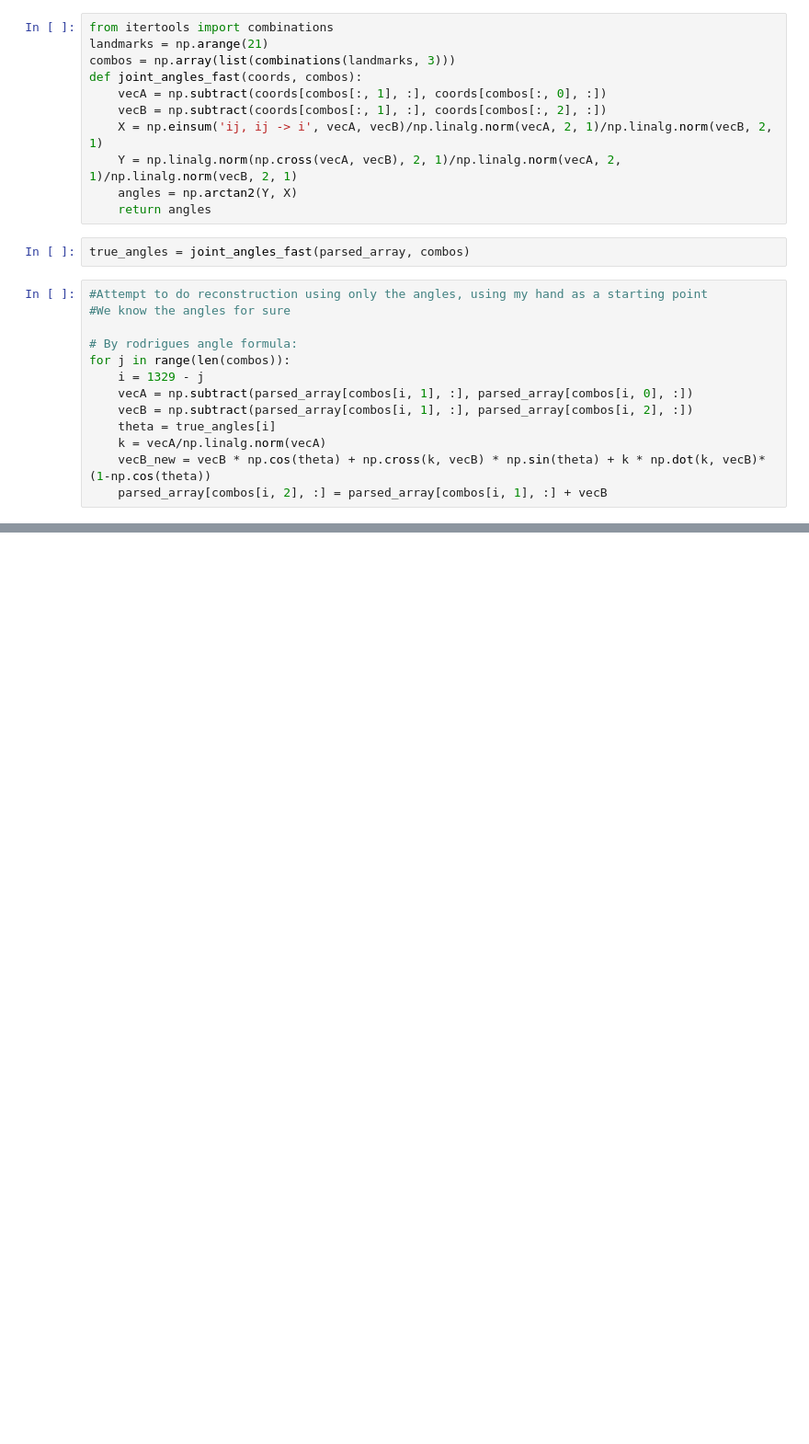
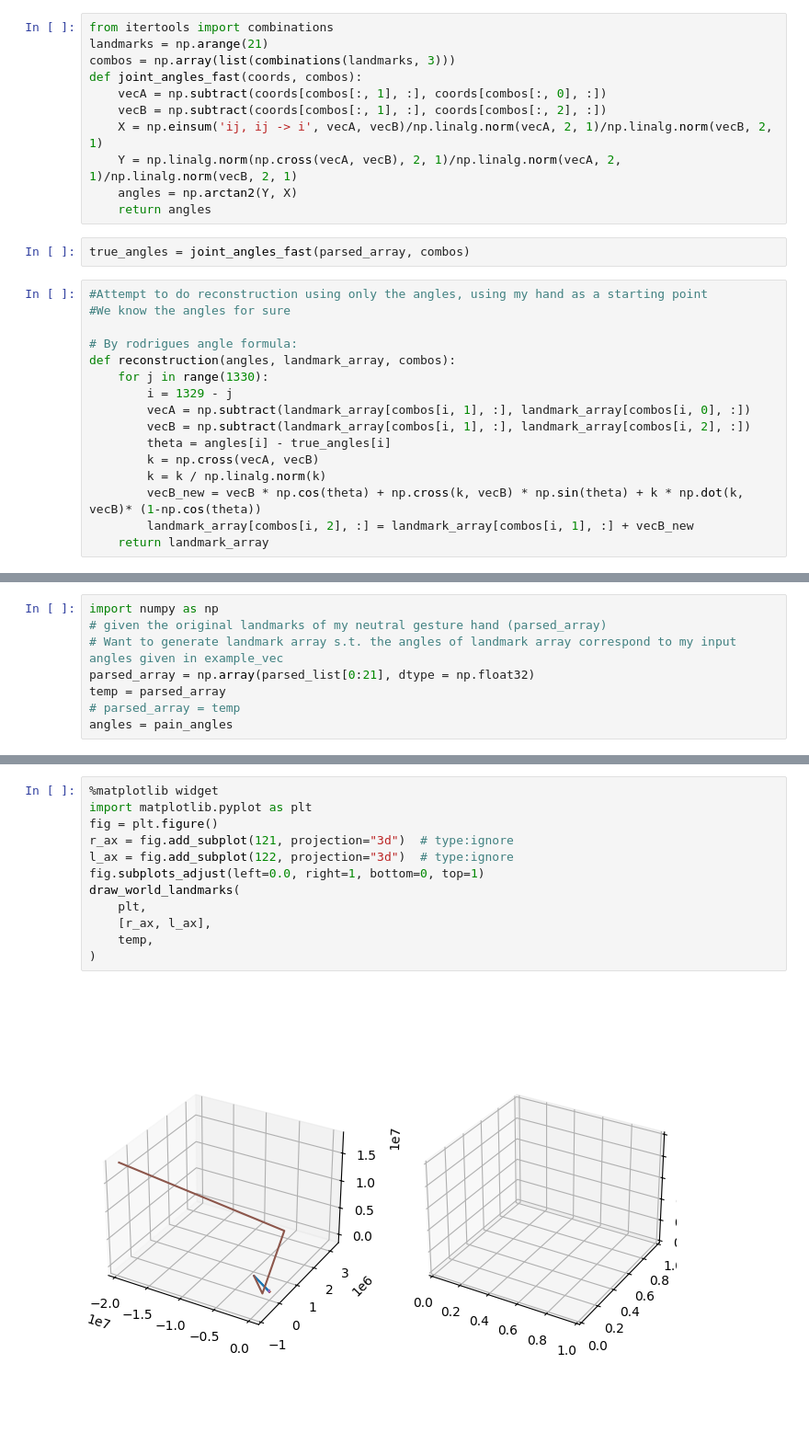
Before and after one commit to HandExoskeleton/MediaPipe-Hands, a Jupyter notebook: thesis/reconstruction.ipynb, the cells around one changed output, grey strips where cells are left out. Shown: that part at 92% size. Drawn from its saved outputs; the diff is of its cells as text; blank space fills up the shorter version.

```diff
--- a/thesis/reconstruction.ipynb
+++ b/thesis/reconstruction.ipynb
@@ -34,11 +42,14 @@ true_angles = joint_angles_fast(parsed_array, combos)
 #We know the angles for sure
 
 # By rodrigues angle formula:
-for j in range(len(combos)):
-    i = 1329 - j
-    vecA = np.subtract(parsed_array[combos[i, 1], :], parsed_array[combos[i, 0], :])
-    vecB = np.subtract(parsed_array[combos[i, 1], :], parsed_array[combos[i, 2], :])
-    theta = true_angles[i]
-    k = vecA/np.linalg.norm(vecA)
-    vecB_new = vecB * np.cos(theta) + np.cross(k, vecB) * np.sin(theta) + k * np.dot(k, vecB)* (1-np.cos(theta))
-    parsed_array[combos[i, 2], :] = parsed_array[combos[i, 1], :] + vecB
+def reconstruction(angles, landmark_array, combos):
+    for j in range(1330):
+        i = 1329 - j
+        vecA = np.subtract(landmark_array[combos[i, 1], :], landmark_array[combos[i, 0], :])
+        vecB = np.subtract(landmark_array[combos[i, 1], :], landmark_array[combos[i, 2], :])
+        theta = angles[i] - true_angles[i]
+        k = np.cross(vecA, vecB)
+        k = k / np.linalg.norm(k)
+        vecB_new = vecB * np.cos(theta) + np.cross(k, vecB) * np.sin(theta) + k * np.dot(k, vecB)* (1-np.cos(theta))
+        landmark_array[combos[i, 2], :] = landmark_array[combos[i, 1], :] + vecB_new
+    return landmark_array
@@ -56,0 +61,8 @@ diff = true_angles - (joint_angles_fast(parsed_array, combos))
+# %%
+import numpy as np
+# given the original landmarks of my neutral gesture hand (parsed_array)
+# Want to generate landmark array s.t. the angles of landmark array correspond to my input angles given in example_vec
+parsed_array = np.array(parsed_list[0:21], dtype = np.float32)
+temp = parsed_array
+# parsed_array = temp
+angles = pain_angles
@@ -56,0 +286,14 @@ diff = true_angles - (joint_angles_fast(parsed_array, combos))
+# %%
+%matplotlib widget
+import matplotlib.pyplot as plt
+fig = plt.figure()
+r_ax = fig.add_subplot(121, projection="3d")  # type:ignore
+l_ax = fig.add_subplot(122, projection="3d")  # type:ignore
+fig.subplots_adjust(left=0.0, right=1, bottom=0, top=1)
+draw_world_landmarks(
+    plt,
+    [r_ax, l_ax],
+    temp,
+)
+# %% [output]
+[figure, added]
```
Also changed, not shown: parts of 14 cells of this notebook, 11 other files.
